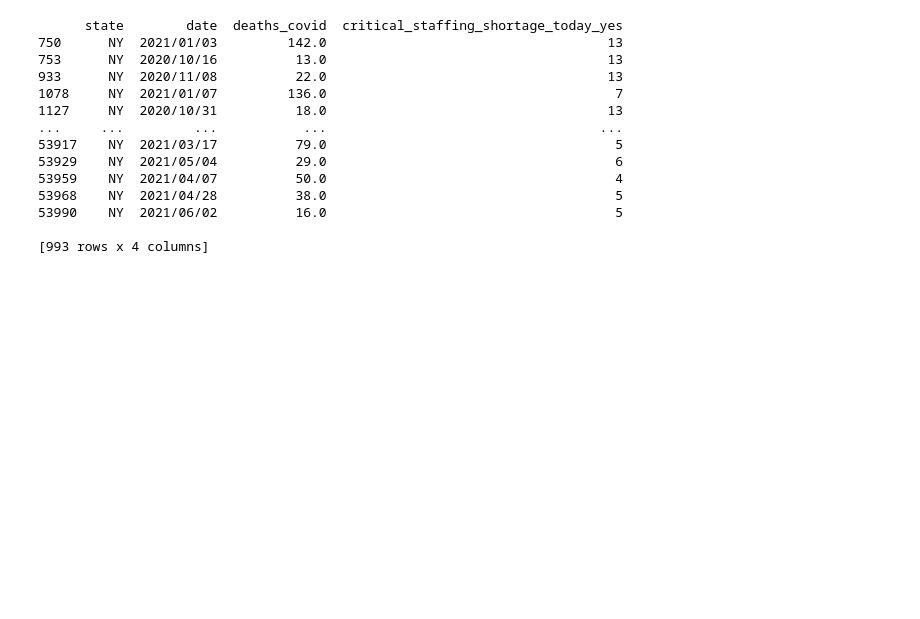
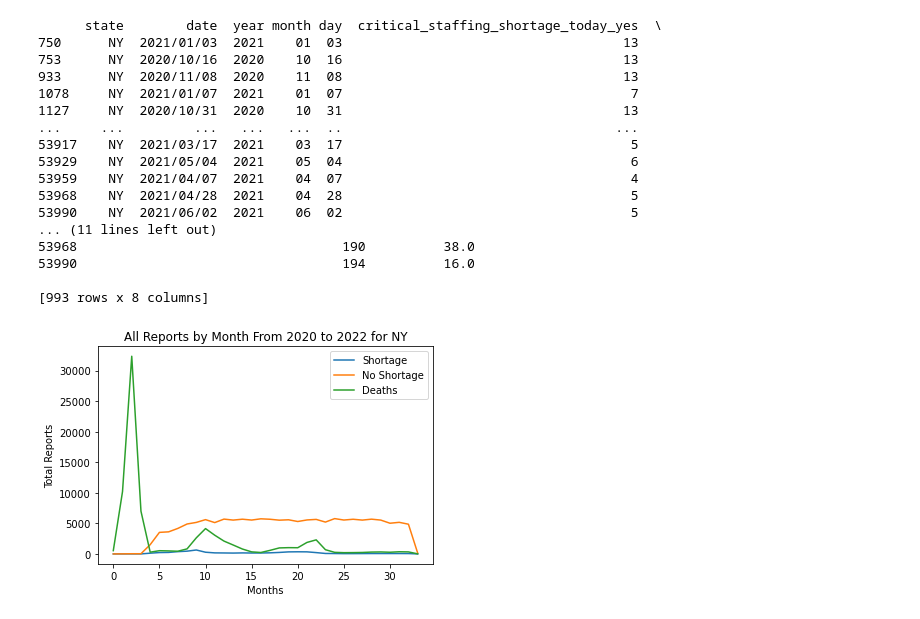
Before and after one commit to nkeplinger/healthcare_module7, a Jupyter notebook: Raelle_code_in_progress.ipynb, the cells around one changed output. Saved outputs shown, nothing was run; the diff lists cells and outputs as text; code cells hidden in the pictures; blank space fills up the shorter version.

```diff
--- a/Raelle_code_in_progress.ipynb
+++ b/Raelle_code_in_progress.ipynb
@@ -51,0 +23,14 @@ DeathsAnalysis.head
+# %%
+
+# display dataset as a Pandas DataFrame
+data = pd.read_csv('Resources/COVID_staff_shortages.csv')
+
+#add columns for year, month, data for additional grouping/analysis
+data['date_for_split'] = data['date']
+data[['year', 'month','day']] = data['date_for_split'].str.split('/', 2, expand=True)
+data
+
+#Select columns for new Dataframe
+DeathsAnalysis = data[['state','date','year','month','day',
+                'critical_staffing_shortage_today_yes','critical_staffing_shortage_today_no','deaths_covid',]]
+DeathsAnalysis
@@ -52,19 +51,44 @@ DeathsAnalysis.head
 # %%
 #filtering rows where the state is NY
-NYData=DeathsAnalysis[DeathsAnalysis['state'].str.contains('NY')]
+NYData= pd.DataFrame(DeathsAnalysis[DeathsAnalysis['state'].str.contains('NY')])
 print(NYData)
 # %% [output]
-      state        date  deaths_covid  critical_staffing_shortage_today_yes
-750      NY  2021/01/03         142.0                                    13
-753      NY  2020/10/16          13.0                                    13
-933      NY  2020/11/08          22.0                                    13
-1078     NY  2021/01/07         136.0                                     7
-1127     NY  2020/10/31          18.0                                    13
-...     ...         ...           ...                                   ...
-53917    NY  2021/03/17          79.0                                     5
-53929    NY  2021/05/04          29.0                                     6
-53959    NY  2021/04/07          50.0                                     4
-53968    NY  2021/04/28          38.0                                     5
-53990    NY  2021/06/02          16.0                                     5
+      state        date  year month day  critical_staffing_shortage_today_yes  \
+750      NY  2021/01/03  2021    01  03                                    13
+753      NY  2020/10/16  2020    10  16                                    13
+933      NY  2020/11/08  2020    11  08                                    13
+1078     NY  2021/01/07  2021    01  07                                     7
+1127     NY  2020/10/31  2020    10  31                                    13
+...     ...         ...   ...   ...  ..                                   ...
+53917    NY  2021/03/17  2021    03  17                                     5
+53929    NY  2021/05/04  2021    05  04                                     6
+53959    NY  2021/04/07  2021    04  07                                     4
+53968    NY  2021/04/28  2021    04  28                                     5
+53990    NY  2021/06/02  2021    06  02                                     5
+... (11 lines left out)
+53968                                  190          38.0
+53990                                  194          16.0
 
-[993 rows x 4 columns]
+[993 rows x 8 columns]
+# %%
+
+sum_by_month = NYData.groupby(by=['year','month']).sum()
+sum_by_month = sum_by_month.reset_index()
+sum_by_month
+
+# plot ALL REPORTS for critical staffing shortage BY EACH MONTH from the dataset and save to png
+plt.plot(sum_by_month['critical_staffing_shortage_today_yes'])
+plt.plot(sum_by_month['critical_staffing_shortage_today_no'])
+plt.plot(sum_by_month['deaths_covid'])
+
+
+plt.legend(['Shortage', 'No Shortage', 'Deaths'])
+plt.ylabel('Total Reports')
+plt.xlabel('Months')
+plt.title('All Reports by Month From 2020 to 2022 for NY')
+
+
+
+plt.show()
+# %% [output]
+[figure, added]
```
Also changed, not shown: parts of 28 cells of this notebook.
